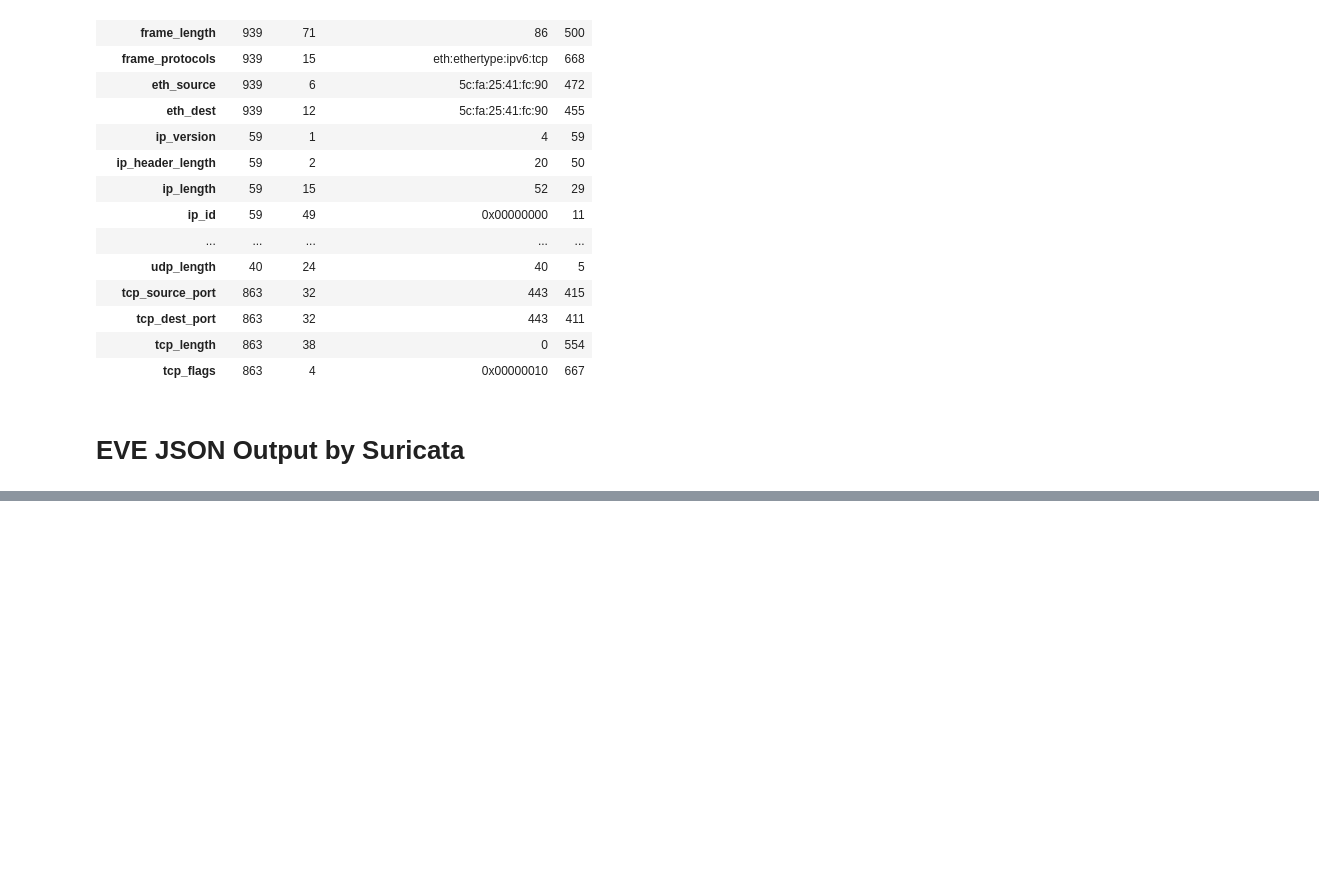
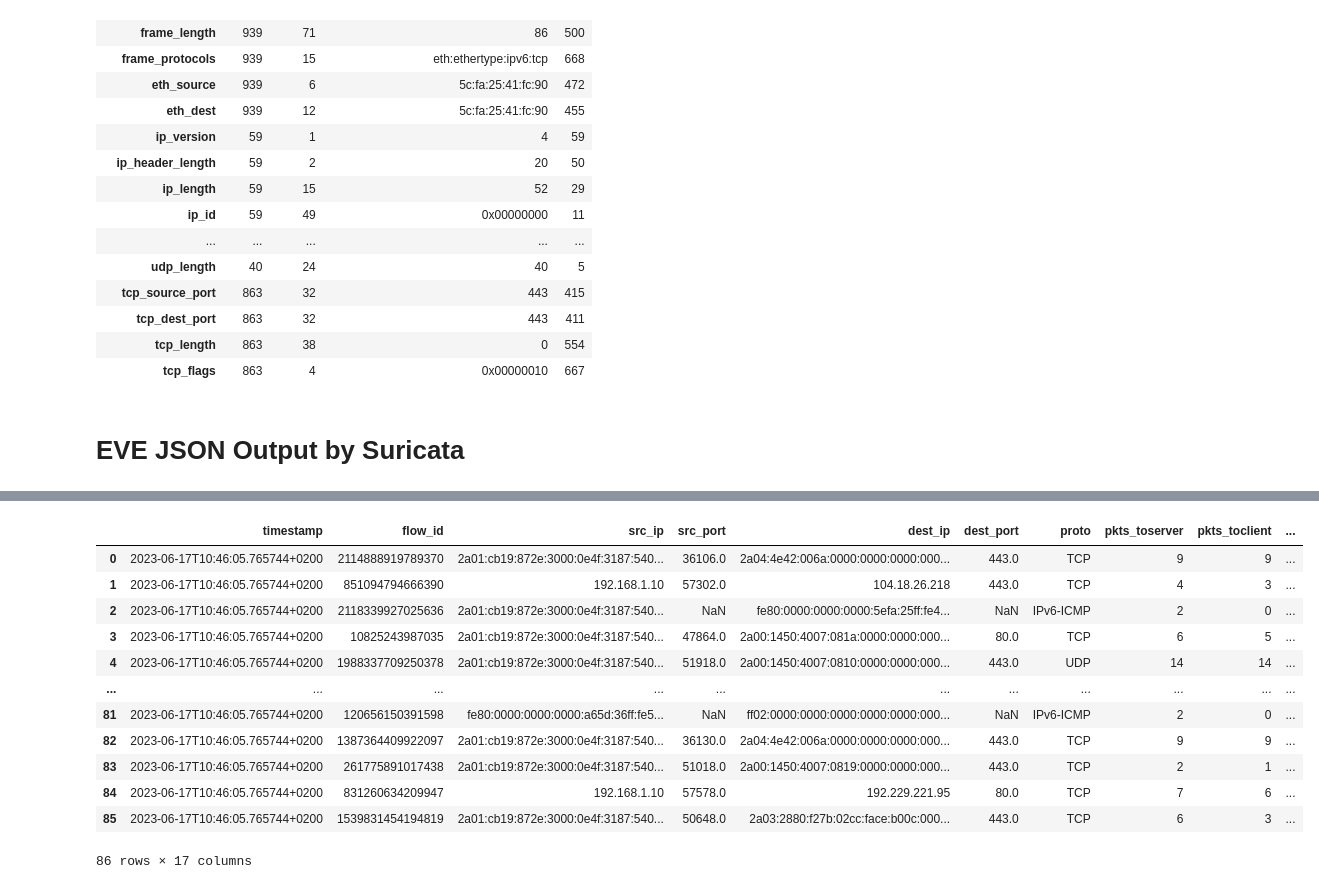
Before and after one commit to BenjaminDeporte/Cyber, a Jupyter notebook: code/SandBox.ipynb, the cells around one changed output, grey strips where cells are left out. Saved outputs shown, nothing was run; the diff lists cells and outputs as text; code cells hidden in the pictures; blank space fills up the shorter version.

Commit message:
extraction flows

```diff
--- a/code/SandBox.ipynb
+++ b/code/SandBox.ipynb
@@ -264,0 +344,54 @@ df[df['event_type']=='flow']
+# %%
+SURICATA_EVE_LOG = "/home/benjamin/Folders_Python/Cyber/data/outputs/eve.json"
+
+i=0
+columns_names =  [
+                'timestamp',
+                'flow_id',
+                'src_ip',
+                'src_port',
+                'dest_ip',
+                'dest_port',
+                'proto'
+            ] + [
+                'pkts_toserver',
+                'pkts_toclient',
+                'bytes_toserver',
+                'bytes_toclient',
+                'start',
+                'end',
+                'age',
+                'state',
+                'reason',
+                'alerted'
+            ]
+dict_for_dataframe = { k:[] for k in columns_names }
+
+with open (SURICATA_EVE_LOG) as f:
+    for event_string in f:
+        python_object = json.loads(event_string)
+        if python_object.get('event_type')=='flow':
+            flow = Flow(python_object)
+            for k in columns_names:
+                if dict_for_dataframe[k] == []:
+                    dict_for_dataframe[k] = [flow.features.get(k)]
+                else:
+                    dict_for_dataframe[k].append(flow.features.get(k))
+# %%
+df_flow = pd.DataFrame(data=dict_for_dataframe)
+# %%
+df_flow
+# %% [output]
+|  | timestamp | flow_id | src_ip | src_port | dest_ip | dest_port | proto | pkts_toserver | pkts_toclient | ... |
+| 0 | 2023-06-17T10:46:05.765744+0200 | 2114888919789370 | 2a01:cb19:872e:3000:0e4f:3187:540... | 36106.0 | 2a04:4e42:006a:0000:0000:0000:000... | 443.0 | TCP | 9 | 9 | ... |
+| 1 | 2023-06-17T10:46:05.765744+0200 | 851094794666390 | 192.168.1.10 | 57302.0 | 104.18.26.218 | 443.0 | TCP | 4 | 3 | ... |
+| 2 | 2023-06-17T10:46:05.765744+0200 | 2118339927025636 | 2a01:cb19:872e:3000:0e4f:3187:540... | NaN | fe80:0000:0000:0000:5efa:25ff:fe4... | NaN | IPv6-ICMP | 2 | 0 | ... |
+| 3 | 2023-06-17T10:46:05.765744+0200 | 10825243987035 | 2a01:cb19:872e:3000:0e4f:3187:540... | 47864.0 | 2a00:1450:4007:081a:0000:0000:000... | 80.0 | TCP | 6 | 5 | ... |
+| 4 | 2023-06-17T10:46:05.765744+0200 | 1988337709250378 | 2a01:cb19:872e:3000:0e4f:3187:540... | 51918.0 | 2a00:1450:4007:0810:0000:0000:000... | 443.0 | UDP | 14 | 14 | ... |
+| ... | ... | ... | ... | ... | ... | ... | ... | ... | ... | ... |
+| 81 | 2023-06-17T10:46:05.765744+0200 | 120656150391598 | fe80:0000:0000:0000:a65d:36ff:fe5... | NaN | ff02:0000:0000:0000:0000:0000:000... | NaN | IPv6-ICMP | 2 | 0 | ... |
+| 82 | 2023-06-17T10:46:05.765744+0200 | 1387364409922097 | 2a01:cb19:872e:3000:0e4f:3187:540... | 36130.0 | 2a04:4e42:006a:0000:0000:0000:000... | 443.0 | TCP | 9 | 9 | ... |
+| 83 | 2023-06-17T10:46:05.765744+0200 | 261775891017438 | 2a01:cb19:872e:3000:0e4f:3187:540... | 51018.0 | 2a00:1450:4007:0819:0000:0000:000... | 443.0 | TCP | 2 | 1 | ... |
+| 84 | 2023-06-17T10:46:05.765744+0200 | 831260634209947 | 192.168.1.10 | 57578.0 | 192.229.221.95 | 80.0 | TCP | 7 | 6 | ... |
+| 85 | 2023-06-17T10:46:05.765744+0200 | 1539831454194819 | 2a01:cb19:872e:3000:0e4f:3187:540... | 50648.0 | 2a03:2880:f27b:02cc:face:b00c:000... | 443.0 | TCP | 6 | 3 | ... |
+86 rows × 17 columns
```
Also changed, not shown: parts of 6 cells of this notebook, 5 other files.
